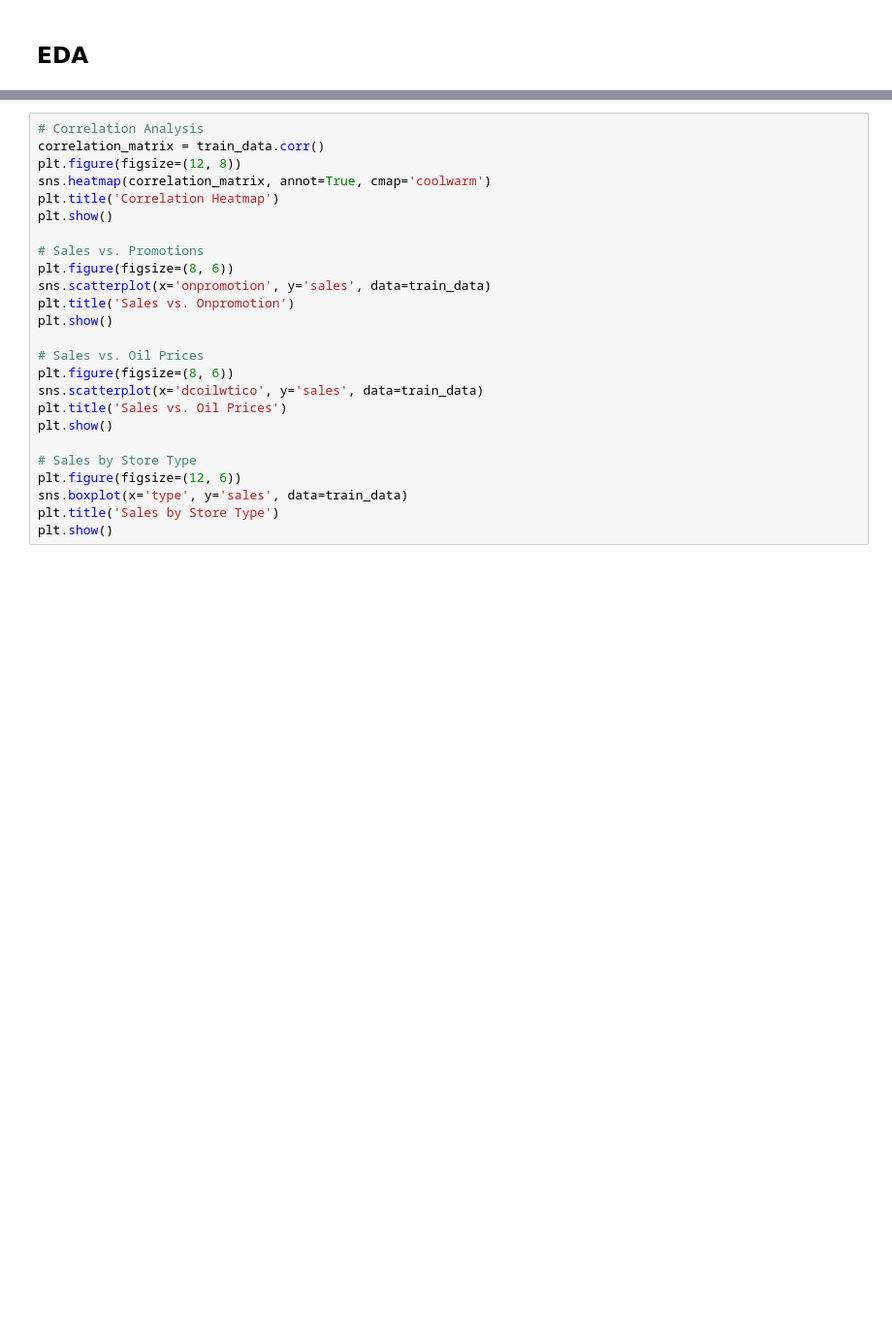
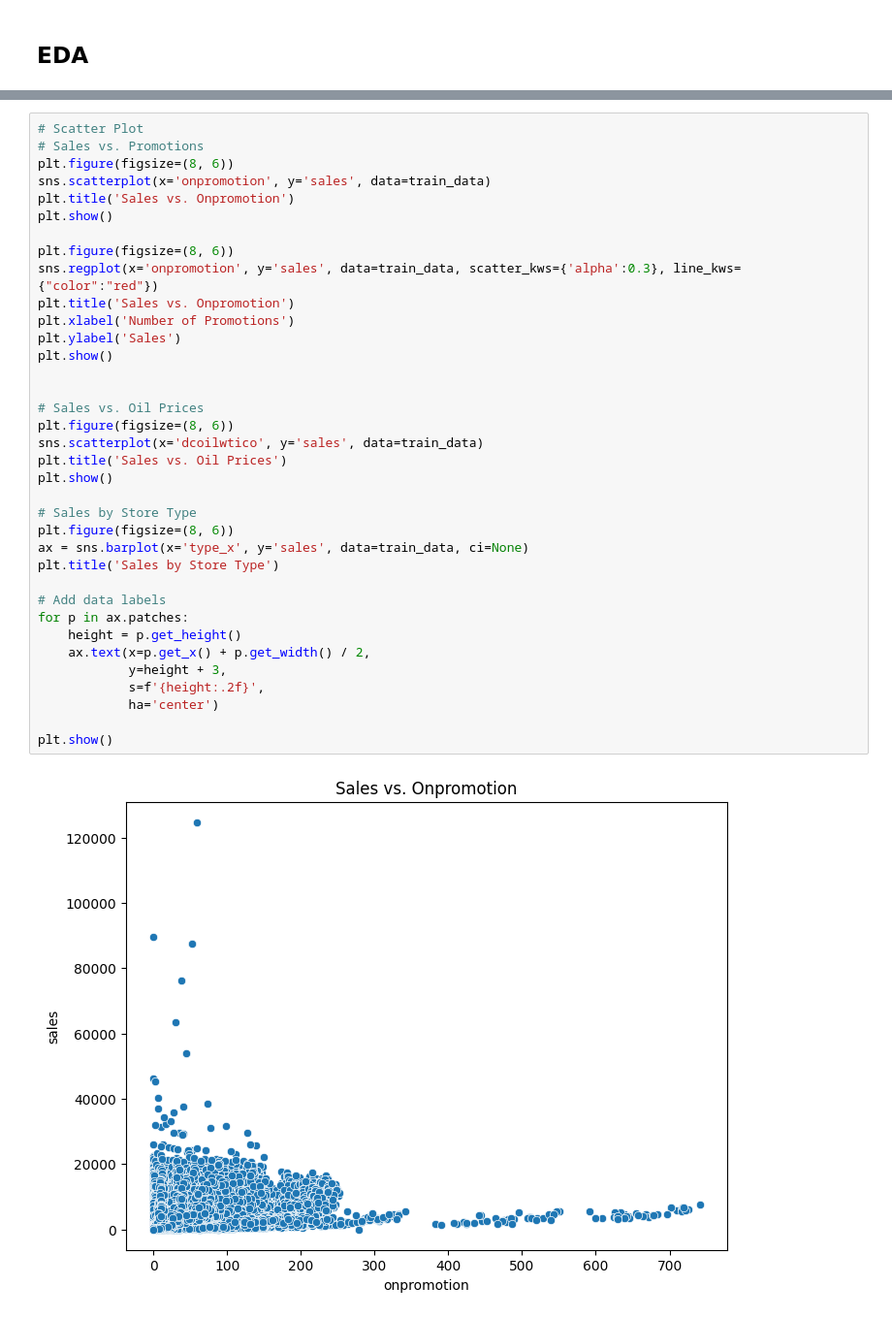
Before and after one commit to MillicentAgyir/LP3--Time-Series-Analysis, a Jupyter notebook: Notebooks/main-1.ipynb, the cells around one changed output, grey strips where cells are left out. Shown at 97% size. Drawn from its saved outputs; the diff is of its cells as text; blank space fills up the shorter version.

```diff
--- a/Notebooks/main-1.ipynb
+++ b/Notebooks/main-1.ipynb
@@ -295,25 +311,38 @@ plt.show()
 # %%
-# Correlation Analysis
-correlation_matrix = train_data.corr()
-plt.figure(figsize=(12, 8))
-sns.heatmap(correlation_matrix, annot=True, cmap='coolwarm')
-plt.title('Correlation Heatmap')
-plt.show()
-
+# Scatter Plot
 # Sales vs. Promotions
 plt.figure(figsize=(8, 6))
 sns.scatterplot(x='onpromotion', y='sales', data=train_data)
 plt.title('Sales vs. Onpromotion')
 plt.show()
+
+plt.figure(figsize=(8, 6))
+sns.regplot(x='onpromotion', y='sales', data=train_data, scatter_kws={'alpha':0.3}, line_kws={"color":"red"})
+plt.title('Sales vs. Onpromotion')
+plt.xlabel('Number of Promotions')
+plt.ylabel('Sales')
+plt.show()
+
 
 # Sales vs. Oil Prices
 plt.figure(figsize=(8, 6))
 sns.scatterplot(x='dcoilwtico', y='sales', data=train_data)
 plt.title('Sales vs. Oil Prices')
 plt.show()
 
 # Sales by Store Type
-plt.figure(figsize=(12, 6))
-sns.boxplot(x='type', y='sales', data=train_data)
+plt.figure(figsize=(8, 6))
+ax = sns.barplot(x='type_x', y='sales', data=train_data, ci=None)
 plt.title('Sales by Store Type')
+
+# Add data labels
+for p in ax.patches:
+    height = p.get_height()
+    ax.text(x=p.get_x() + p.get_width() / 2,
+            y=height + 3,
+            s=f'{height:.2f}',
+            ha='center')
+
 plt.show()
+# %% [output]
+[figure, added]
```
Also changed, not shown: parts of 6 cells of this notebook.
